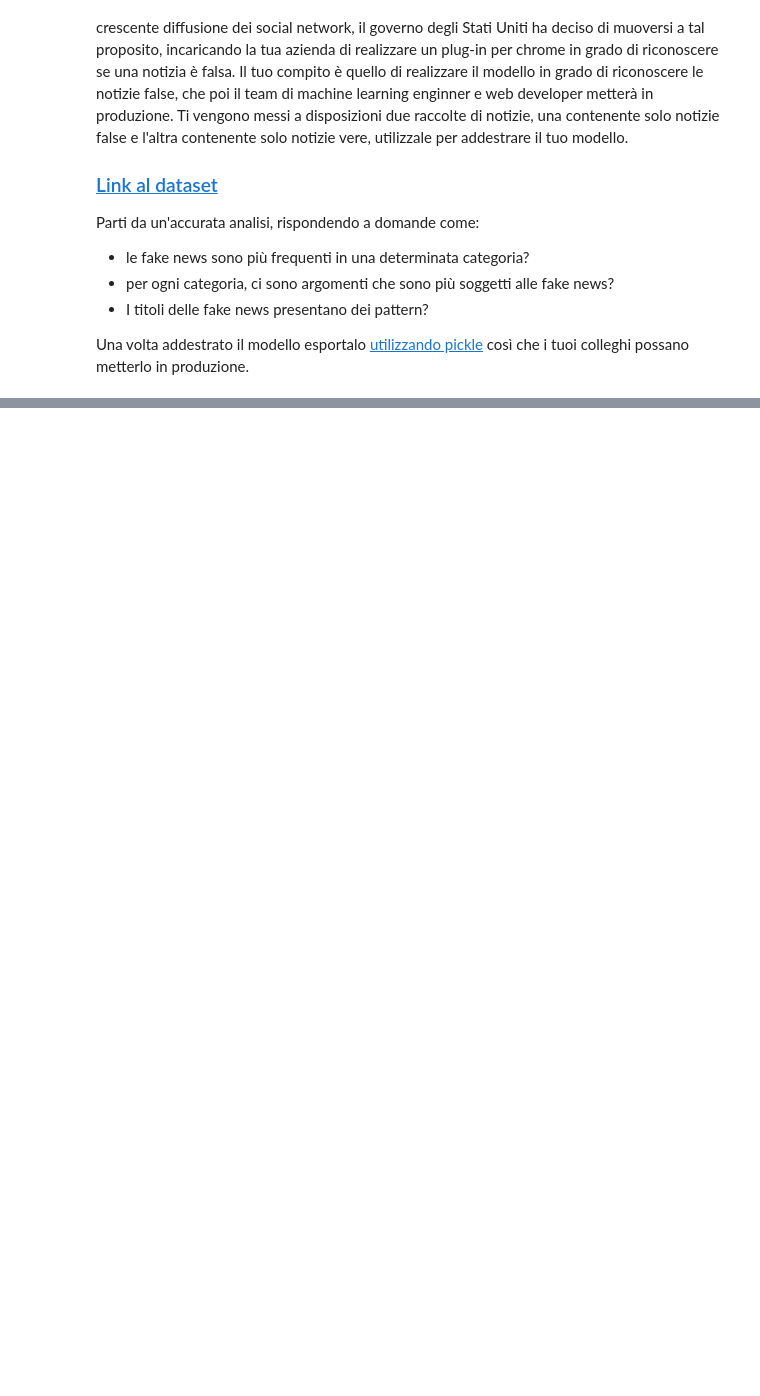
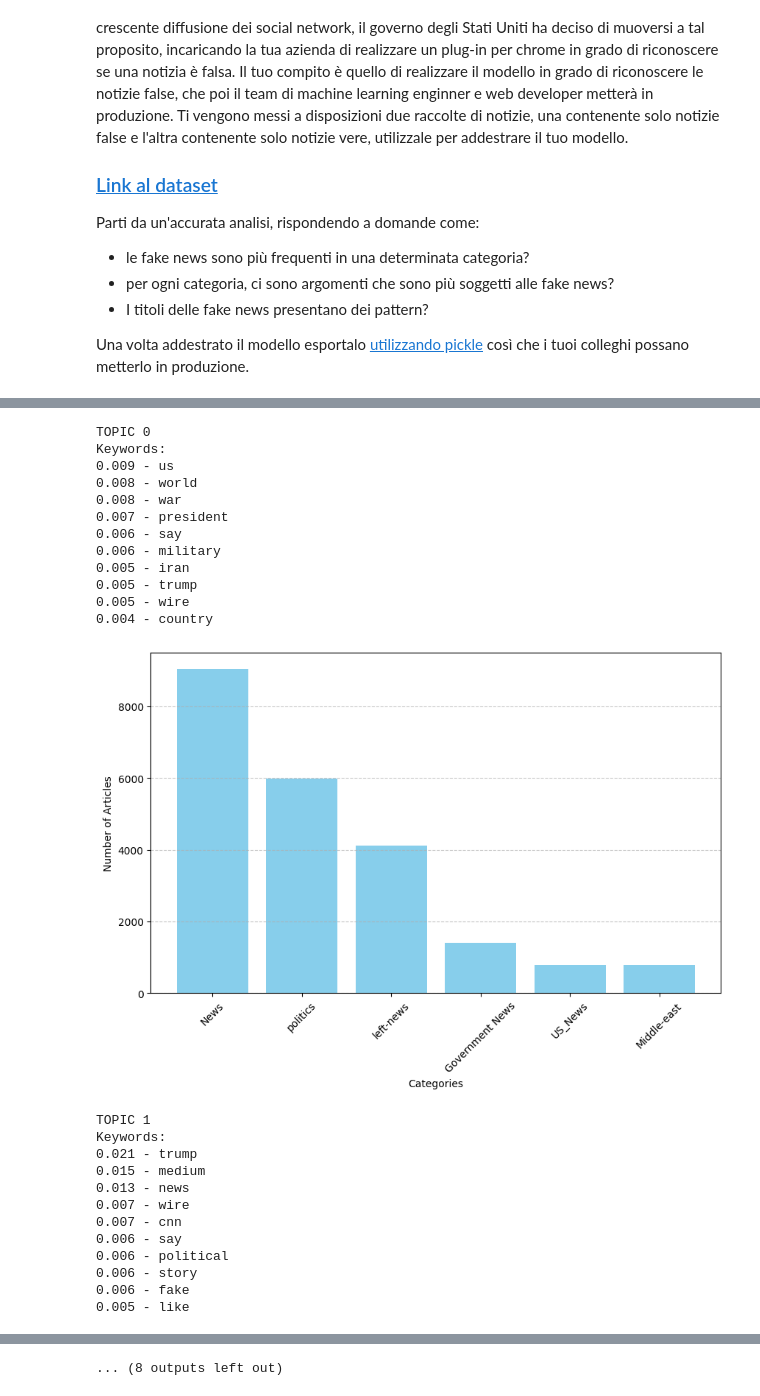
Before and after one commit to cdario79/FiltroFakeNews, a Jupyter notebook: Filtro_per_Fake_News.ipynb, the cells around one changed output, grey strips where cells are left out. Drawn from its saved outputs; the diff is of its cells as text; code cells hidden in the pictures; blank space fills up the shorter version.

```diff
--- a/Filtro_per_Fake_News.ipynb
+++ b/Filtro_per_Fake_News.ipynb
@@ -59,0 +415,3 @@ df_fake.head()
+# %%
+topics = lda_model.print_topics()
+topics
@@ -59,0 +469,74 @@ df_fake.head()
+# %%
+import re
+
+def format_topic_string(topic_string):
+    # Estrai il numero del topic
+    topic_id, keywords_str = topic_string.split(", ")
+
+    # Estrai le parole chiave e le relative probabilità
+    keywords = re.findall(r'"([^"]*)"', keywords_str)
+    probabilities = re.findall(r'0\.\d+', keywords_str)
+
+    # Combina le parole chiave con le probabilità e formatta la stringa
+    formatted_keywords = [f"{prob} - {word}" for prob, word in zip(probabilities, keywords)]
+    formatted_string = '\n'.join(formatted_keywords)
+
+    return formatted_string
+# %%
+def plot_topic_susceptibility(topic_susceptibility, topics):
+    for topic_id, category_counts in topic_susceptibility.items():
+        categories = list(category_counts.keys())
+        counts = list(category_counts.values())
+
+        # Sort categories and counts based on counts
+        categories_sorted = [x for _, x in sorted(zip(counts, categories), reverse=True)]
+        counts_sorted = sorted(counts, reverse=True)
+
+        # Get topic keywords
+        topic_keywords = topics[topic_id]
+
+        formatted_string = format_topic_string(str(topic_keywords))
+
+        plt.figure(figsize=(10, 6))
+        plt.bar(categories_sorted, counts_sorted, color='skyblue')
+        #plt.title(f'Topic {topic_id} Susceptibility Across Categories\nKeywords: {topic_keywords}')
+        plt.xlabel('Categories')
+        plt.ylabel('Number of Articles')
+        plt.xticks(rotation=45)
+        plt.grid(axis='y', linestyle='--', alpha=0.7)
+
+        print()
+        print()
+        print(f'TOPIC {topic_id}')
+        print(f'Keywords: \n{formatted_string}')
+        print()
+        plt.show()
+
+# Assuming you already have `topic_susceptibility` and `topics` variables populated
+plot_topic_susceptibility(topic_susceptibility, topics)
+# %% [output]
+TOPIC 0
+Keywords:
+0.009 - us
+0.008 - world
+0.008 - war
+0.007 - president
+0.006 - say
+0.006 - military
+0.005 - iran
+0.005 - trump
+0.005 - wire
+0.004 - country
+[figure, added]
+TOPIC 1
+Keywords:
+0.021 - trump
+0.015 - medium
+0.013 - news
+0.007 - wire
+0.007 - cnn
+0.006 - say
+0.006 - political
+0.006 - story
+0.006 - fake
+0.005 - like
@@ -59,0 +596 @@ df_fake.head()
+... (8 outputs left out)
```
Also changed, not shown: parts of 57 cells of this notebook.
